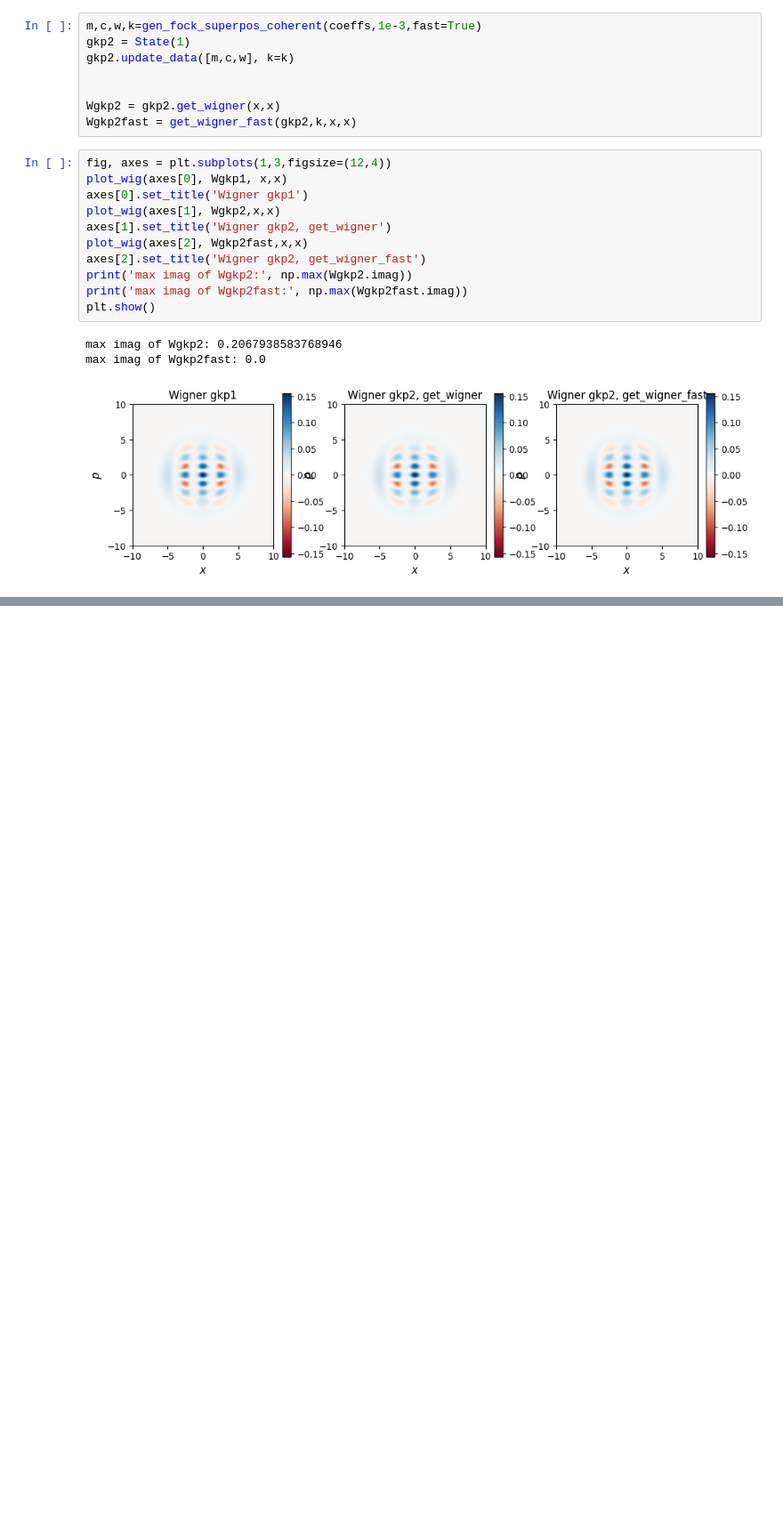
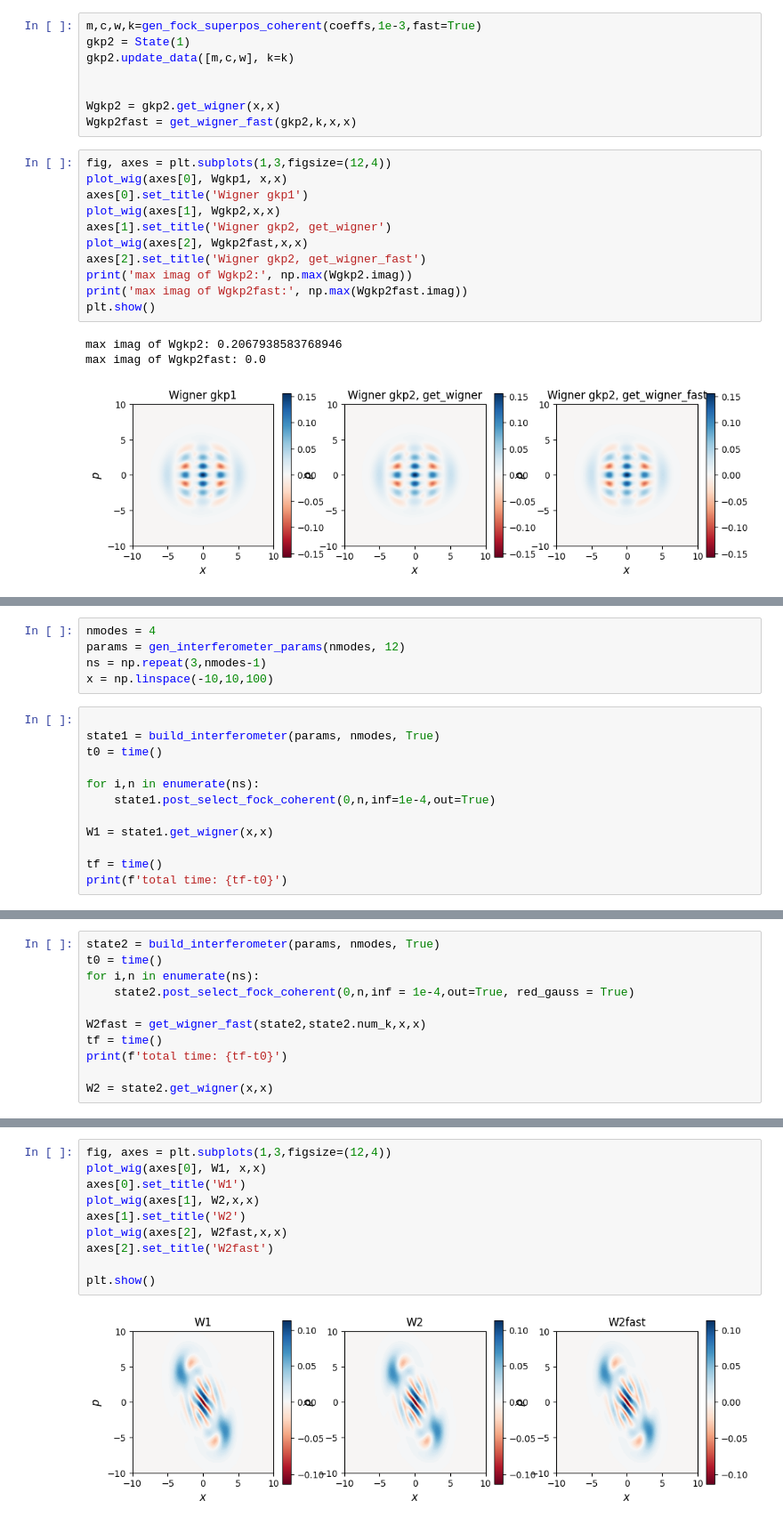
Before and after one commit to qpit/lcg_plus, a Jupyter notebook: inprogress/FockFast.ipynb, the cells around one changed output, grey strips where cells are left out. Shown at 89% size. Cells and saved outputs as stored; diff of their text form; blank space fills up the shorter version.

```diff
--- a/inprogress/FockFast.ipynb
+++ b/inprogress/FockFast.ipynb
@@ -210,0 +213,17 @@ Fidelity of s2 to s1, new fid fun (1.0000000000000075+3.885780586188048e-16j)
+# %%
+nmodes = 4
+params = gen_interferometer_params(nmodes, 12)
+ns = np.repeat(3,nmodes-1)
+x = np.linspace(-10,10,100)
+# %%
+
+state1 = build_interferometer(params, nmodes, True)
+t0 = time()
+
+for i,n in enumerate(ns):
+    state1.post_select_fock_coherent(0,n,inf=1e-4,out=True)
+
+W1 = state1.get_wigner(x,x)
+
+tf = time()
+print(f'total time: {tf-t0}')
@@ -210,0 +248,11 @@ Fidelity of s2 to s1, new fid fun (1.0000000000000075+3.885780586188048e-16j)
+# %%
+state2 = build_interferometer(params, nmodes, True)
+t0 = time()
+for i,n in enumerate(ns):
+    state2.post_select_fock_coherent(0,n,inf = 1e-4,out=True, red_gauss = True)
+
+W2fast = get_wigner_fast(state2,state2.num_k,x,x)
+tf = time()
+print(f'total time: {tf-t0}')
+
+W2 = state2.get_wigner(x,x)
@@ -210,0 +277,12 @@ Fidelity of s2 to s1, new fid fun (1.0000000000000075+3.885780586188048e-16j)
+# %%
+fig, axes = plt.subplots(1,3,figsize=(12,4))
+plot_wig(axes[0], W1, x,x)
+axes[0].set_title('W1')
+plot_wig(axes[1], W2,x,x)
+axes[1].set_title('W2')
+plot_wig(axes[2], W2fast,x,x)
+axes[2].set_title('W2fast')
+
+plt.show()
+# %% [output]
+[figure, added]
```
Also changed, not shown: parts of 10 cells of this notebook, 2 other files.
